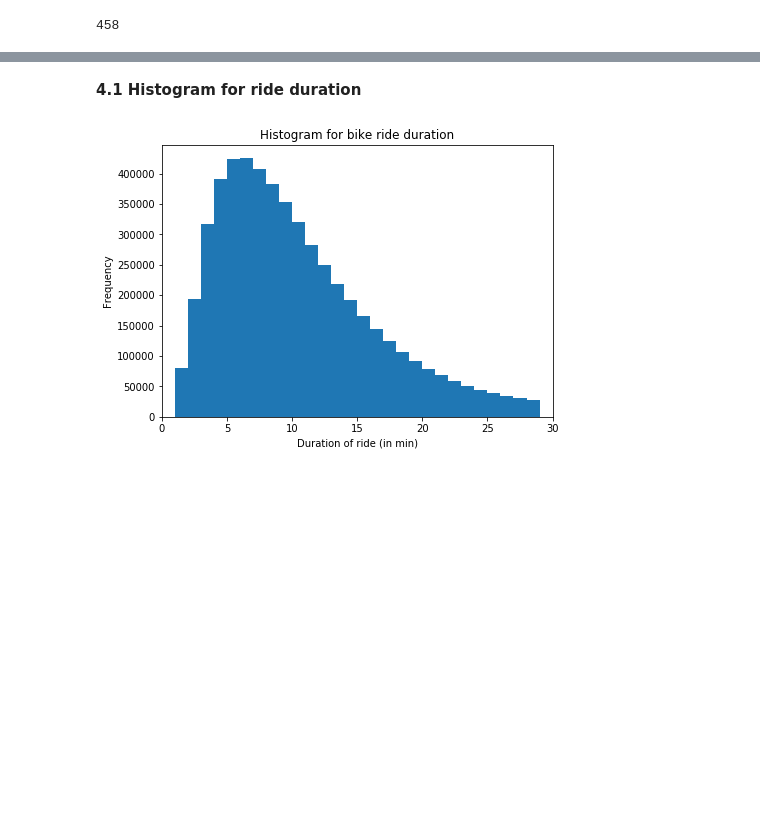
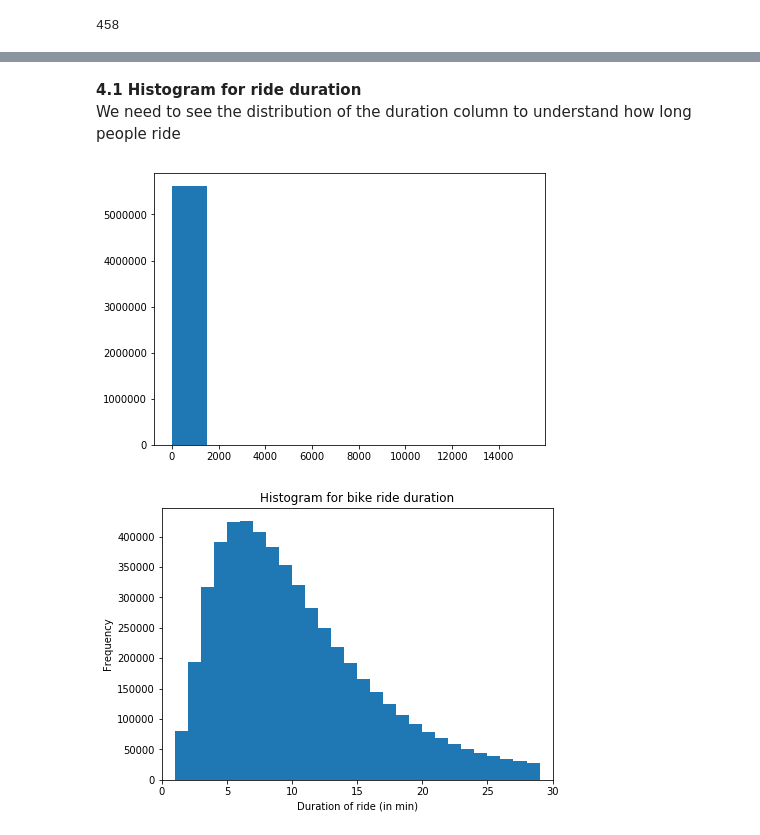
Before and after one commit to srinivasayer4/Ford-GoBike-Analysis, a Jupyter notebook: Udacity Ford GoBike Analysis.ipynb, the cells around one changed output, grey strips where cells are left out. Saved outputs shown, nothing was run; the diff lists cells and outputs as text; code cells hidden in the pictures; blank space fills up the shorter version.

```diff
--- a/Udacity Ford GoBike Analysis.ipynb
+++ b/Udacity Ford GoBike Analysis.ipynb
@@ -272,2 +275,6 @@ df.head(1)
 df.to_csv(os.path.join(my_folder,'master_clean.csv'),index=False )
+# %%
+# importing the file in case we are running the Jupyter notebook again rather than redownloading the data.
+my_folder= r'C:\Users\srini\Udacity\Udacity Ford GoBike'
+df= pd.read_csv(os.path.join(my_folder,'master_clean.csv'))
 # %% [markdown]
@@ -277,5 +285,14 @@ There do not seem to be any other major quality issues with the data and we will
 # %% [markdown]
-**4.1 Histogram for ride duration**
+**4.1 Histogram for ride duration** <br>
+We need to see the distribution of the duration column to understand how long people ride
+# %%
+# plotting the histogram for duration_min column
+plt.figure(figsize= [7,5])
+plt.hist(df.duration_min)
+
+plt.show()
+# %% [output]
+[figure, added]
 # %%
 # plotting the histogram for duration_min column
 plt.figure(figsize= [7,5])
```
Also changed, not shown: parts of 26 cells of this notebook.
